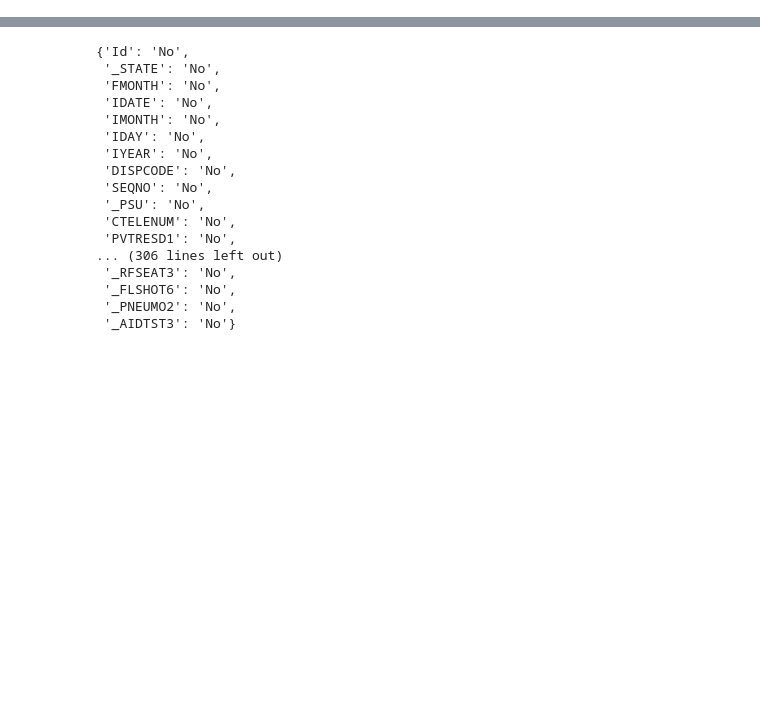
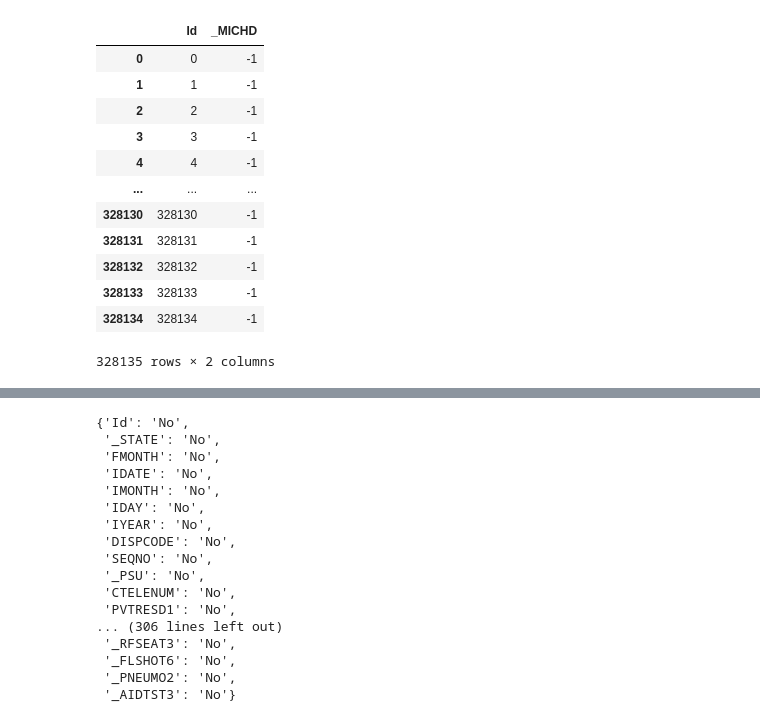
Before and after one commit to Bozu1206/ml-project1, a Jupyter notebook: notebooks/elisa_exploration.ipynb, the cells around one changed output, grey strips where cells are left out. Drawn from its saved outputs; the diff is of its cells as text; code cells hidden in the pictures; blank space fills up the shorter version.

```diff
--- a/notebooks/elisa_exploration.ipynb
+++ b/notebooks/elisa_exploration.ipynb
@@ -24,0 +26,17 @@ Name: _BMI5, Length: 328135, dtype: float64
+# %%
+df_y = pd.read_csv("../data/raw/dataset_to_release/y_train.csv")
+df_y
+# %% [output]
+|  | Id | _MICHD |
+| 0 | 0 | -1 |
+| 1 | 1 | -1 |
+| 2 | 2 | -1 |
+| 3 | 3 | -1 |
+| 4 | 4 | -1 |
+| ... | ... | ... |
+| 328130 | 328130 | -1 |
+| 328131 | 328131 | -1 |
+| 328132 | 328132 | -1 |
+| 328133 | 328133 | -1 |
+| 328134 | 328134 | -1 |
+328135 rows × 2 columns
```
Also changed, not shown: parts of 4 cells of this notebook, 1 other file.
